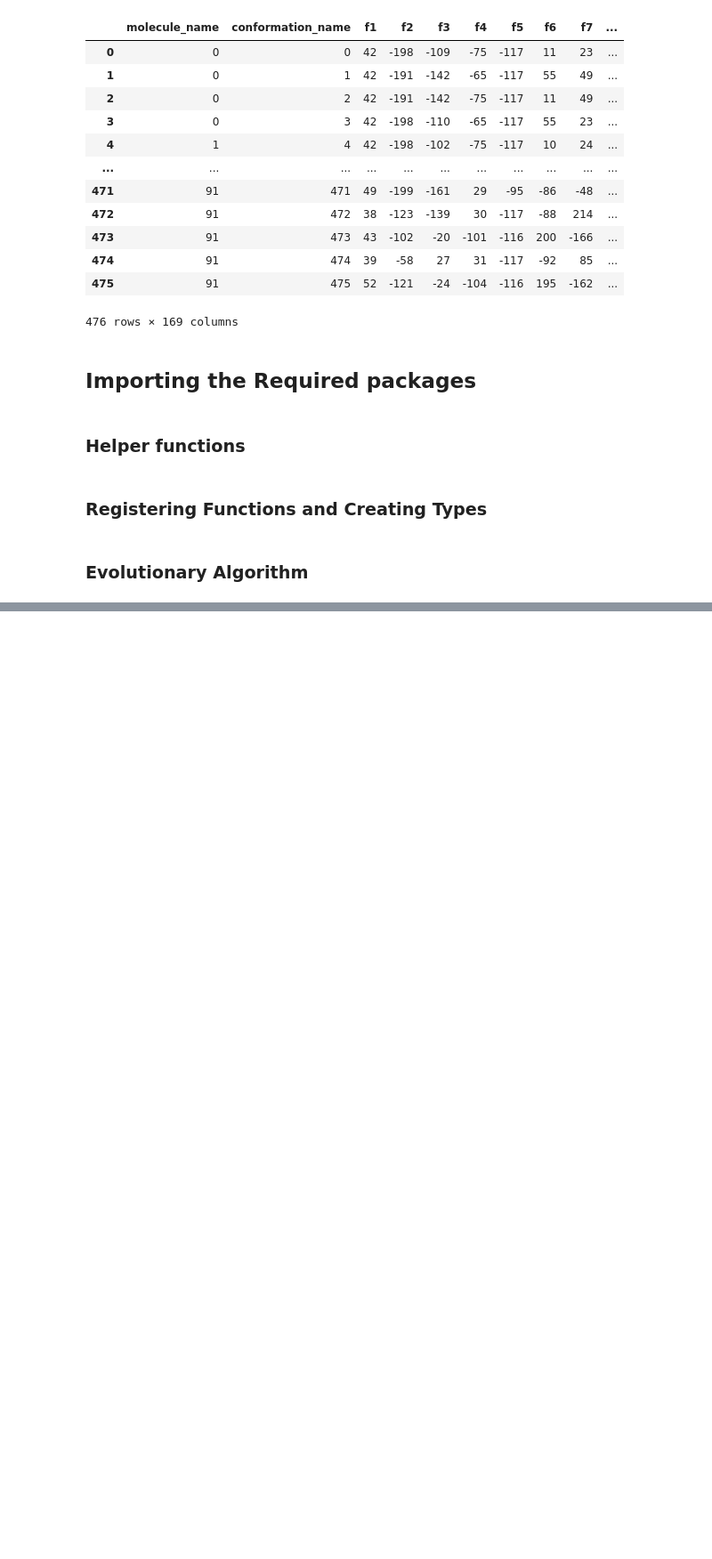
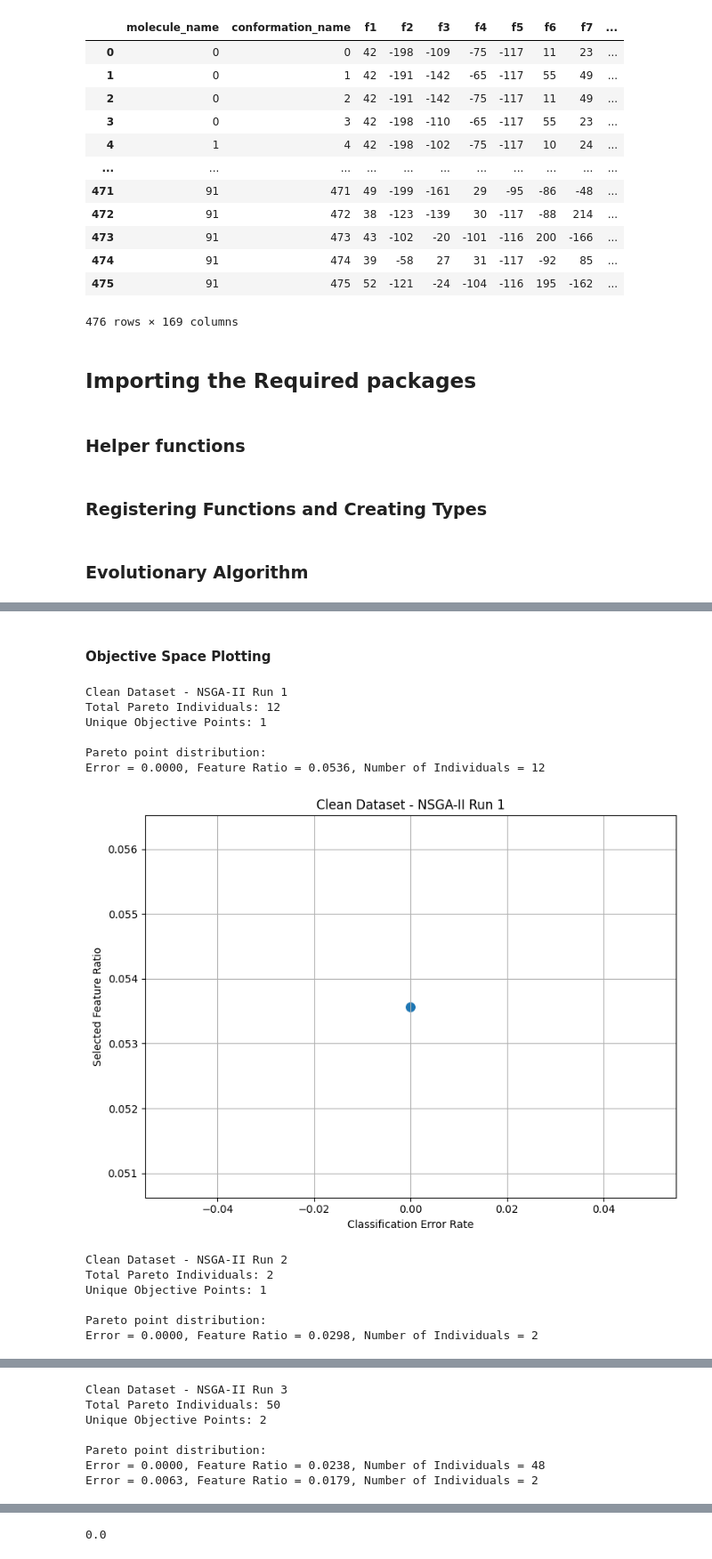
Before and after one commit to Himanshu70565/genetic-programming-application, a Jupyter notebook: non_dominated_sorting_ga.ipynb, the cells around one changed output, grey strips where cells are left out. Shown at 89% size. Saved outputs shown, nothing was run; the diff lists cells and outputs as text; code cells hidden in the pictures; blank space fills up the shorter version.

Commit message:
feat: added objective space and hypervolume calcualtion impl

```diff
--- a/non_dominated_sorting_ga.ipynb
+++ b/non_dominated_sorting_ga.ipynb
@@ -139,6 +178,43 @@ def do_evaluation(individual):
     classification_error_ratio = 1 - accuracy
 
     return (classification_error_ratio, selected_feature_ratio)
+# %%
+# Calculate Hypervolume
+# ---------------------------------------------------------
+
+# Reference point for both minimisation objectives
+REFERENCE_POINT = (1.0, 1.0)
+
+
+def calculate_2d_hypervolume(points, reference_point=(1.0, 1.0)):
+
+    # Remove duplicate objective points
+    points = list(set(points))
+
+    # Sort by classification error (x-axis)
+    points.sort(key=lambda p: p[0])
+
+    hypervolume = 0.0
+
+    reference_x, reference_y = reference_point
+
+    for i in range(len(points)):
+        x = points[i][0]
+        y = points[i][1]
+
+        # Next x-coordinate or reference point
+        if i + 1 < len(points):
+            next_x = points[i + 1][0]
+        else:
+            next_x = reference_x
+
+        width = next_x - x
+        height = reference_y - y
+
+        if width > 0 and height > 0:
+            hypervolume += width * height
+
+    return hypervolume
 # %% [markdown]
 ### Registering Functions and Creating Types
 # %%
@@ -286 +372,3 @@ Solution 13: Error = 0.0000, Feature Ratio = 0.2024, Features Selected = 34
 ----------------------------------------------------------------------
+# %% [markdown]
+#### Objective Space Plotting
@@ -286,0 +446,21 @@ Solution 13: Error = 0.0000, Feature Ratio = 0.2024, Features Selected = 34
+# %%
+for run_index, pareto_front in enumerate(nsga_pareto_solutions):
+    plot_objective_space(
+        pareto_front,
+        dataset_name = dataset_name,
+        run_number=run_index + 1
+    )
+# %% [output]
+Clean Dataset - NSGA-II Run 1
+Total Pareto Individuals: 12
+Unique Objective Points: 1
+
+Pareto point distribution:
+Error = 0.0000, Feature Ratio = 0.0536, Number of Individuals = 12
+[figure, added]
+Clean Dataset - NSGA-II Run 2
+Total Pareto Individuals: 2
+Unique Objective Points: 1
+
+Pareto point distribution:
+Error = 0.0000, Feature Ratio = 0.0298, Number of Individuals = 2
@@ -286,0 +468,7 @@ Solution 13: Error = 0.0000, Feature Ratio = 0.2024, Features Selected = 34
+Clean Dataset - NSGA-II Run 3
+Total Pareto Individuals: 50
+Unique Objective Points: 2
+
+Pareto point distribution:
+Error = 0.0000, Feature Ratio = 0.0238, Number of Individuals = 48
+Error = 0.0063, Feature Ratio = 0.0179, Number of Individuals = 2
@@ -286,0 +478,7 @@ Solution 13: Error = 0.0000, Feature Ratio = 0.2024, Features Selected = 34
+# %%
+# Accuracy with the entire dataset
+accuracy = check_accuracy_with_train_test_split(df_data, feature_list)
+classification_error = 1 - accuracy
+classification_error
+# %% [output]
+0.0
```
Also changed, not shown: parts of 10 cells of this notebook.
